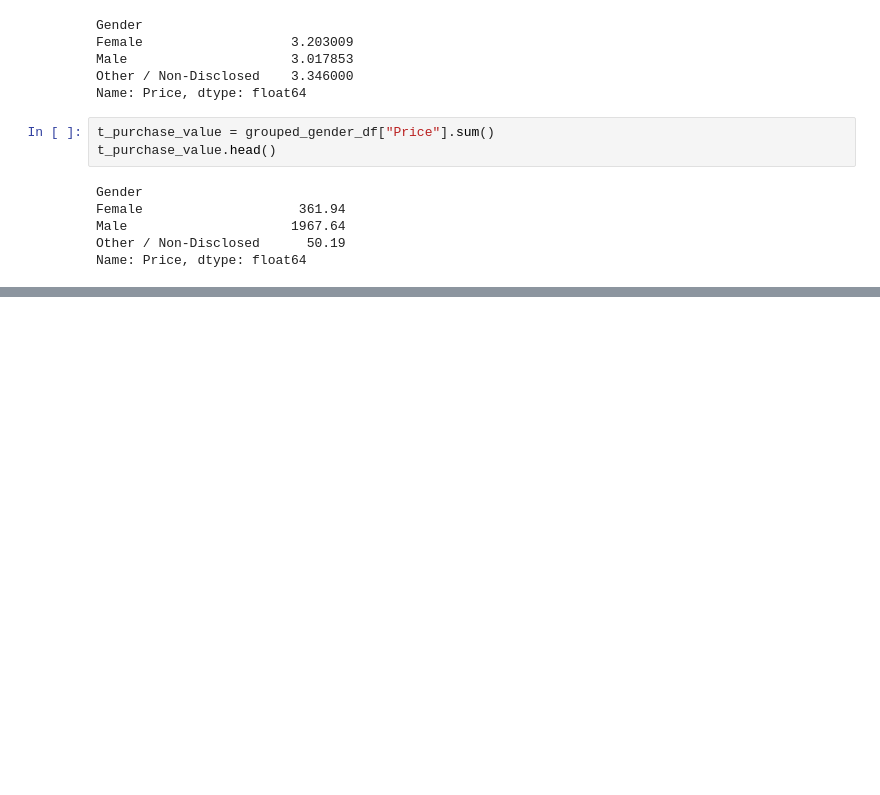
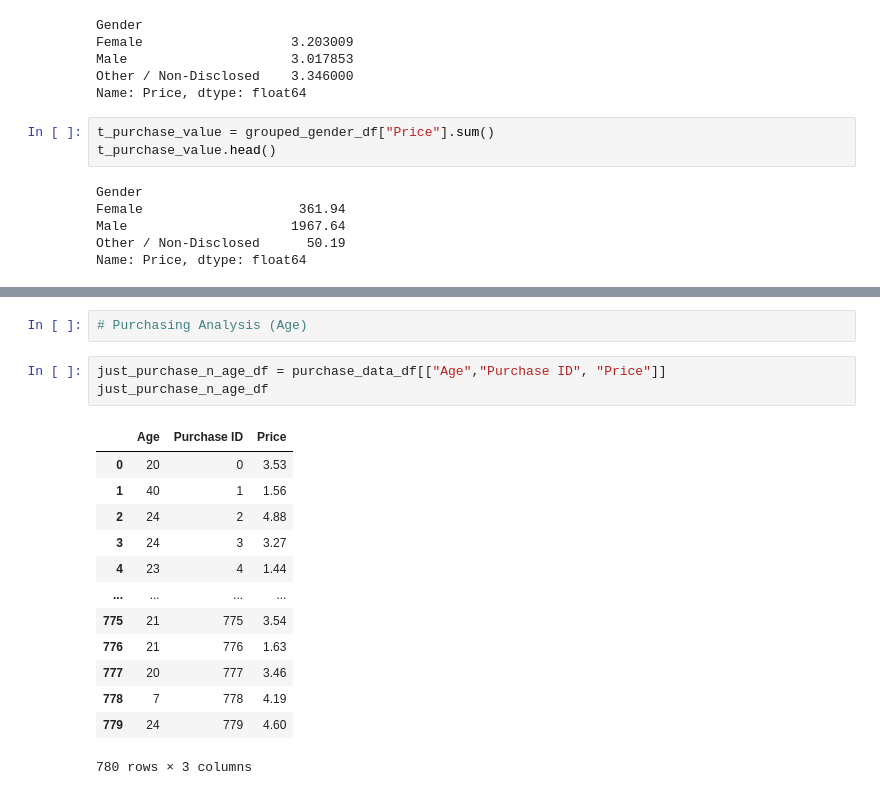
Before and after one commit to darrensagucio/pandas-challenge, a Jupyter notebook: HeroesOfPymoli/HeroesOfPymoli.ipynb, the cells around one changed output, grey strips where cells are left out. Saved outputs shown, nothing was run; the diff lists cells and outputs as text; blank space fills up the shorter version.

```diff
--- a/HeroesOfPymoli/HeroesOfPymoli.ipynb
+++ b/HeroesOfPymoli/HeroesOfPymoli.ipynb
@@ -203,0 +432,19 @@ Name: Price, dtype: float64
+# %%
+# Purchasing Analysis (Age)
+# %%
+just_purchase_n_age_df = purchase_data_df[["Age","Purchase ID", "Price"]]
+just_purchase_n_age_df
+# %% [output]
+|  | Age | Purchase ID | Price |
+| 0 | 20 | 0 | 3.53 |
+| 1 | 40 | 1 | 1.56 |
+| 2 | 24 | 2 | 4.88 |
+| 3 | 24 | 3 | 3.27 |
+| 4 | 23 | 4 | 1.44 |
+| ... | ... | ... | ... |
+| 775 | 21 | 775 | 3.54 |
+| 776 | 21 | 776 | 1.63 |
+| 777 | 20 | 777 | 3.46 |
+| 778 | 7 | 778 | 4.19 |
+| 779 | 24 | 779 | 4.60 |
+780 rows × 3 columns
```
Also changed, not shown: parts of 42 cells of this notebook.
